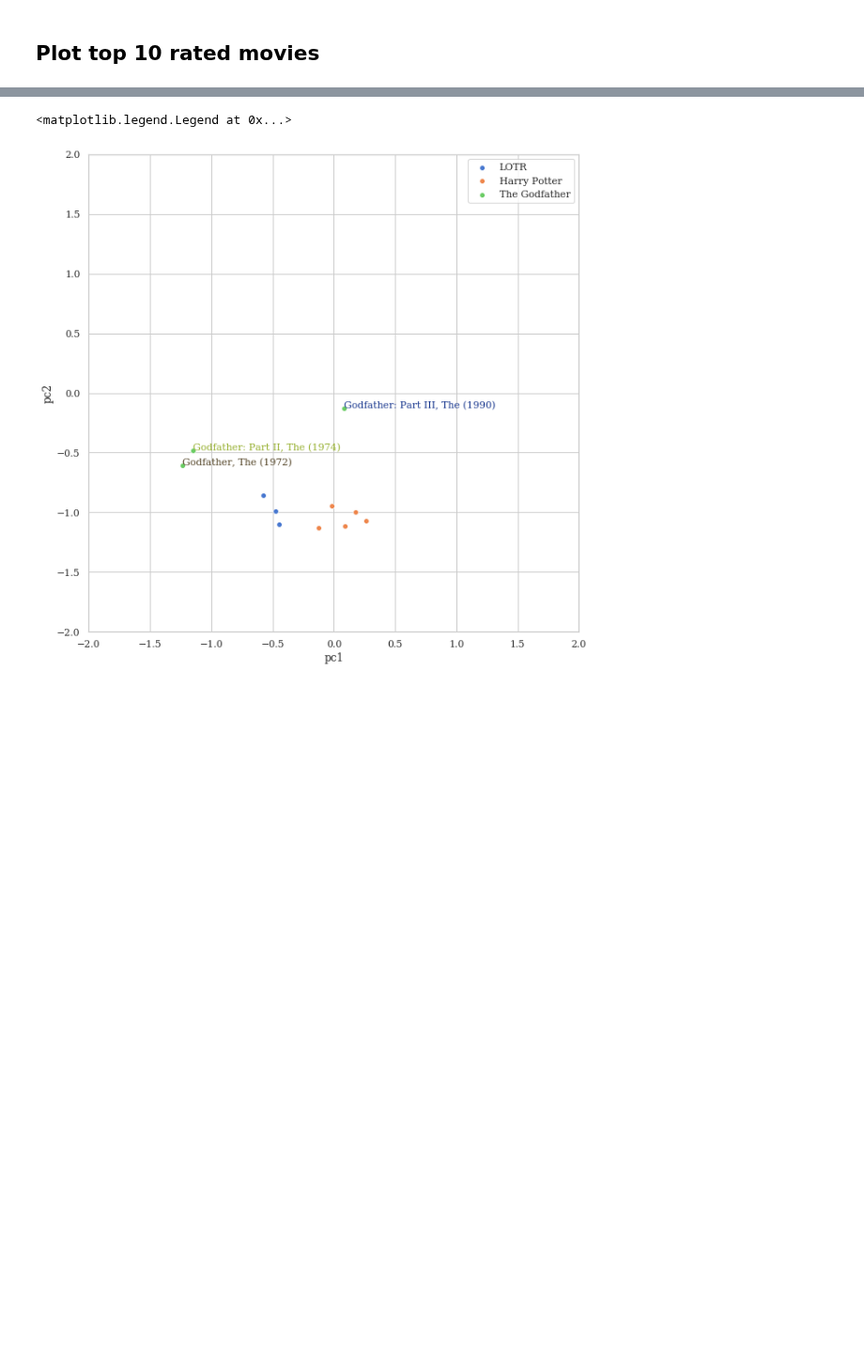
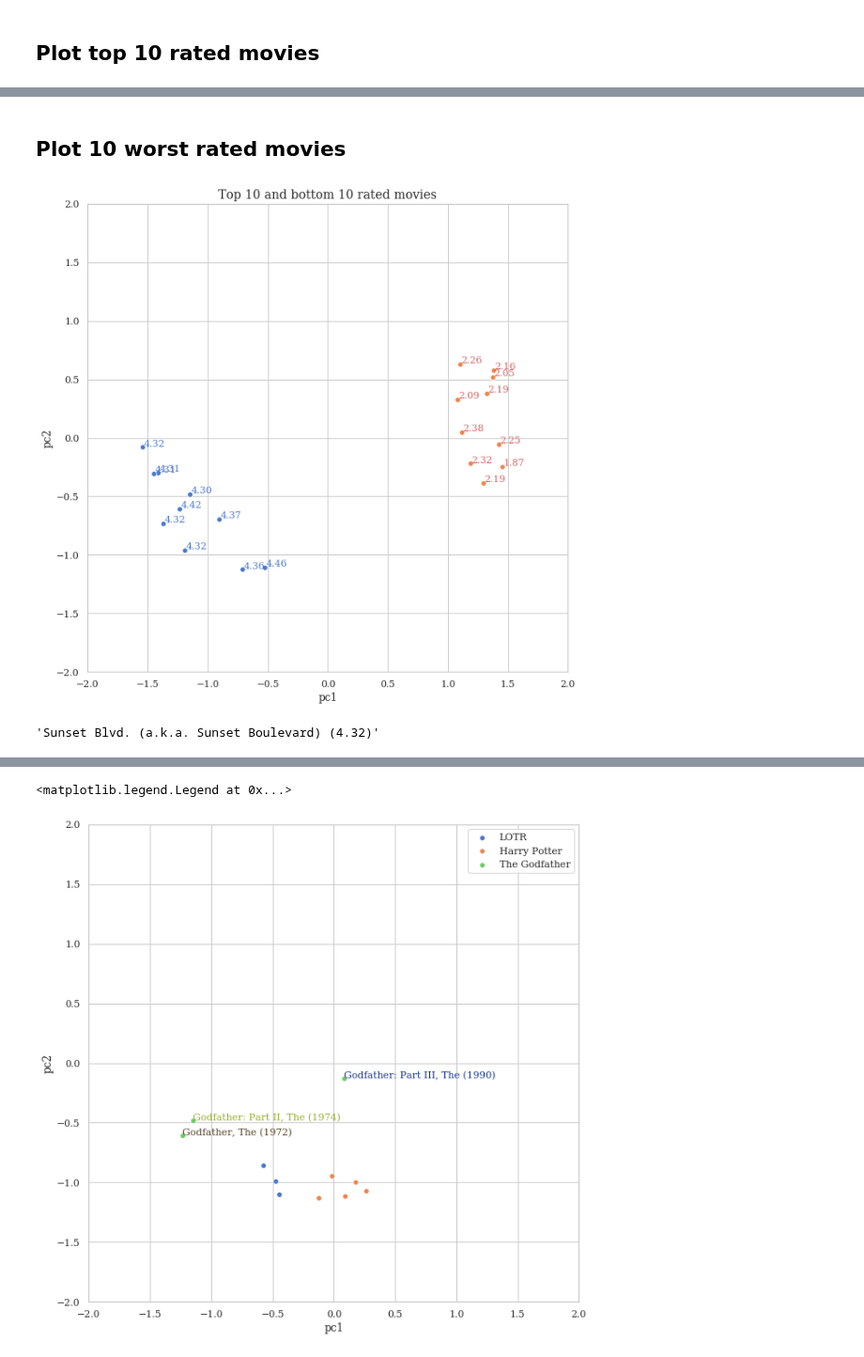
Before and after one commit to James-Leslie/deep-collaborative-filtering, a Jupyter notebook: movielens10m-PCA.ipynb, the cells around one changed output, grey strips where cells are left out. Shown at 94% size. Cells and saved outputs as stored; diff of their text form; code cells hidden in the pictures; blank space fills up the shorter version.

```diff
--- a/movielens10m-PCA.ipynb
+++ b/movielens10m-PCA.ipynb
@@ -167,0 +163,26 @@ plt.show()
+# %% [markdown]
+## Plot 10 worst rated movies
+# %%
+# get 10 worst rated movies
+bot_10 = df.sort_values('n_ratings').tail(1000).sort_values('mean_rating').head(10)
+
+# plot top and bottom 10
+sns.scatterplot(x='pc1', y='pc2', data=top_10)
+sns.scatterplot(x='pc1', y='pc2', data=bot_10)
+
+# add mean rating labels
+for idx, row in top_10.iterrows():
+    plt.text(row.pc1+.01, row.pc2+.01, '{0:.2f}'.format(row.mean_rating), color='b', fontsize=11)
+for idx, row in bot_10.iterrows():
+    plt.text(row.pc1+.01, row.pc2+.01, '{0:.2f}'.format(row.mean_rating), color='r', fontsize=11)
+
+plt.title('Top 10 and bottom 10 rated movies', fontsize=14)
+plt.xlim(-2, 2)
+plt.ylim(-2, 2)
+plt.show()
+# %% [output]
+[figure, added]
+# %%
+' '.join(str.split('Sunset Blvd. (a.k.a. Sunset Boulevard) (1950)')[:-1]) + ' (4.32)'
+# %% [output]
+'Sunset Blvd. (a.k.a. Sunset Boulevard) (4.32)'
```
Also changed, not shown: parts of 18 cells of this notebook.
